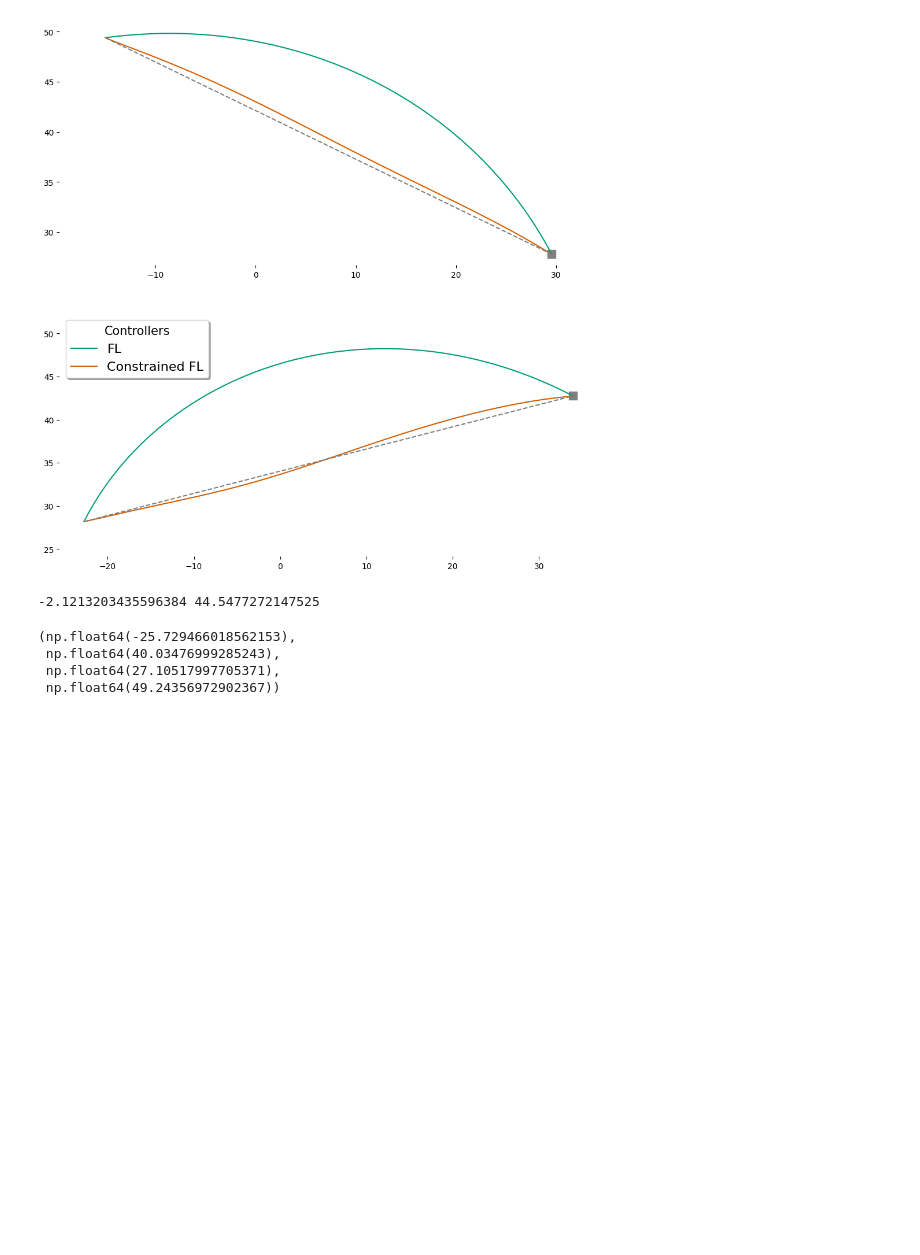
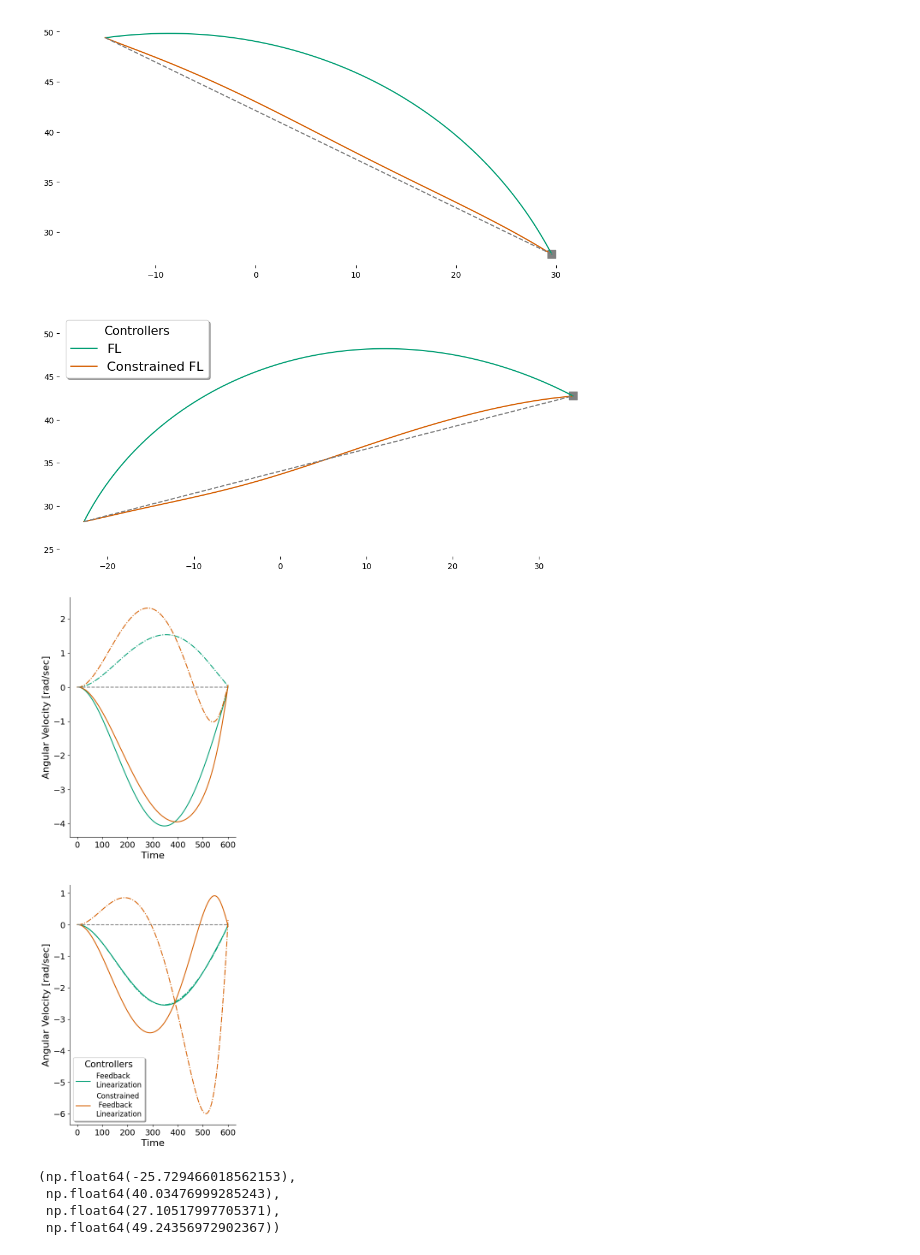
Before and after one commit to AlexandreThy/PhD, a Jupyter notebook: CurrentParts/PathConstraint.ipynb, the cells around one changed output. Drawn from its saved outputs; the diff is of its cells as text; code cells hidden in the pictures; blank space fills up the shorter version.

```diff
--- a/CurrentParts/PathConstraint.ipynb
+++ b/CurrentParts/PathConstraint.ipynb
@@ -7,8 +7,8 @@ from Helpers.Environment import *
 # %%
 def Compute_path(x0,xf,wp,percent):
     xtarget = x0 + percent*(xf-x0)
-    ts,te= newton(newtonf,newtondf,1e-8,1000,xtarget[0],xtarget[1])
-    ts0,te0 = newton(newtonf,newtondf,1e-8,1000,x0[0],x0[1])
+    ts,te= compute_angles_from_cartesian(xtarget[0],xtarget[1])
+    ts0,te0 = compute_angles_from_cartesian(x0[0],x0[1])
     k = (te-te0)/(ts-ts0)
     Qk=np.zeros((10,10))
 
@@ -498,61 +762,54 @@ MultipleLabel(side = "upper left")
 plt.savefig("TConstrained.png",dpi = 200)
 # %% [output]
 [figure]
-# %%
-from math import *
-import numpy as np
-s = pi/4
-e = pi/2
-X = np.cos(s + e) * 33 + np.cos(s) * 30
-Y = np.sin(s + e) * 33 + np.sin(s) * 30
-
-print(X, Y)
-# %% [output]
--2.1213203435596384 44.5477272147525
 # %%
 X0= [70,70]
 XN=[-10,100]
-fig,ax = plt.subplots(2,figsize = (6,16))
+fig,ax = plt.subplots(2,figsize = (5,16))
 plt.subplot(2,1,1)
 start = ToCartesian(np.array(X0)/180*pi)
 end = ToCartesian(np.array(XN)/180*pi)
 time_1 = np.linspace(0,600,120)
 
 X,Y,_,x = Feedback_Linearization_witPathConstraint(wp = 0,Num_iter=120,taupath = 1e-2,starting_point=start,targets=end,ShowJ=True)
-plt.plot(time_1,x[:,2],color = "#009E73",label = "Feedback \nLinearization")
-plt.plot(time_1,x[:,3],color = "#009E73",label = "Feedback \nLinearization")
+plt.plot(time_1,x[:,2],color = "#009E73")
+plt.plot(time_1,x[:,3],color = "#009E73",linestyle = "-.")
 X,Y,_,x = Feedback_Linearization_witPathConstraint(wp = 400,Num_iter=120,starting_point=start,targets=end,percent = .8,taupath = .04,ShowJ=True)
-plt.plot(time_1,x[:,2],color = "#D55E00",label= "Constrained\nFeedback \nLinearization")
-plt.plot(time_1,x[:,3],color = "#D55E00",label= "Constrained\nFeedback \nLinearization")
-MultipleLabel(side = "lower left",fontsize = 12)
+plt.plot(time_1,x[:,2],color = "#D55E00")
+plt.plot(time_1,x[:,3],color = "#D55E00",linestyle = "-.")
+
 delete_axis(plt.gca(),sides = ["top","right"])
 plt.plot(time_1,np.zeros(120),linestyle = "--",color = "grey")
 plt.ylabel("Angular Velocity [rad/sec]",fontsize = 16)
 plt.xlabel("Time",fontsize = 16)
 plt.xticks(fontsize = 14)
 plt.yticks(fontsize = 14)
+
 plt.subplot(2,1,2)
 X0= [70,110]
 XN=[20,60]
 
 start = ToCartesian(np.array(X0)/180*pi)
 end = ToCartesian(np.array(XN)/180*pi)
 
 
 X,Y,_,x = Feedback_Linearization_witPathConstraint(wp = 0,Num_iter=120,taupath = 1e-2,starting_point=start,targets=end,ShowJ=True)
+plt.plot(time_1,x[:,3],color = "#009E73",label = "Feedback \nLinearization",linestyle = "-.")
 plt.plot(time_1,x[:,2],color = "#009E73",label = "Feedback \nLinearization")
-plt.plot(time_1,x[:,3],color = "#009E73",label = "Feedback \nLinearization")
 X,Y,_,x = Feedback_Linearization_witPathConstraint(wp = 450,Num_iter=120,starting_point=start,targets=end,percent = .8,taupath = .04,ShowJ=True)
+plt.plot(time_1,x[:,3],color = "#D55E00",label= "Constrained\n Feedback \nLinearization",linestyle = "-.")
 plt.plot(time_1,x[:,2],color = "#D55E00",label= "Constrained\n Feedback \nLinearization")
-plt.plot(time_1,x[:,3],color = "#D55E00",label= "Constrained\n Feedback \nLinearization")
 plt.plot(time_1,np.zeros(120),linestyle = "--",color = "grey")
 
 delete_axis(plt.gca(),sides = ["top","right"])
 plt.ylabel("Angular Velocity [rad/sec]",fontsize = 16)
 plt.xlabel("Time",fontsize = 16)
 plt.xticks(fontsize = 14)
 plt.yticks(fontsize = 14)
+MultipleLabel(side = "lower left",fontsize = 12)
 plt.savefig("Constrainedvelcurve.png",dpi = 200)
+# %% [output]
+[figure, added]
 # %%
 num_sim = 36
 
```
Also changed, not shown: parts of 6 cells of this notebook, 3 other files.
